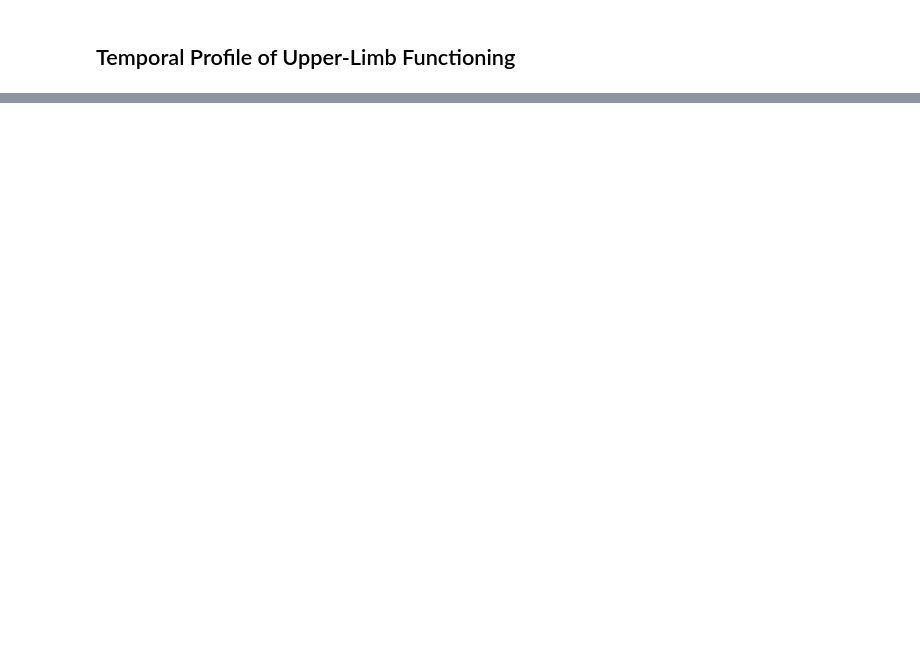
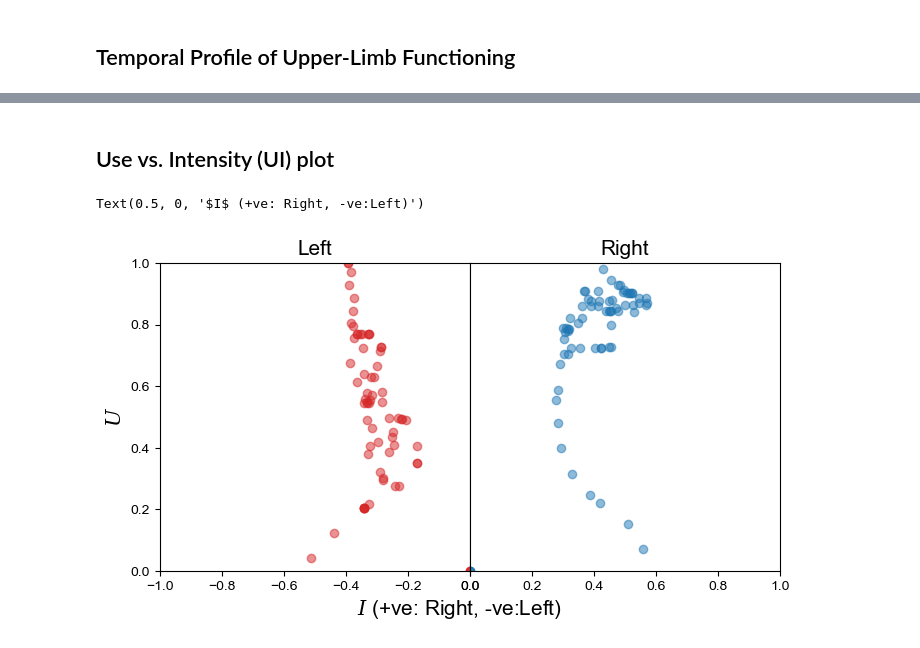
Before and after one commit to Tanya-Subash/monalysa-tutorial, a Jupyter notebook: notebooks/ulfunc_analysis.ipynb, the cells around one changed output, grey strips where cells are left out. Saved outputs shown, nothing was run; the diff lists cells and outputs as text; code cells hidden in the pictures; blank space fills up the shorter version.

```diff
--- a/notebooks/ulfunc_analysis.ipynb
+++ b/notebooks/ulfunc_analysis.ipynb
@@ -21,2 +35,25 @@ from monalysa import ulfunc
+# %%
+start_time = '16:20'
+end_time = '16:30'
+
+right = pd.read_csv("D:/monalysa_tutorial/data/right.csv", parse_dates=["time"], index_col="time")
+right = right[right.subject==1]
+right = right.between_time(start_time, end_time)
+r_t = np.arange(len(right))
+
+_, r_amag, r_use = ulfunc.uluse.from_gmac(accl=np.array(right[['ax', 'ay', 'az']]), fs=50, accl_farm_inx=0, elb_to_farm=True)
+r_tavuse, r_avuse = ulfunc.uluse.average_uluse(usesig=r_use, windur=60, winshift=5, sample_t=50)
+r_tint, r_int = ulfunc.ulint.from_vector_magnitude(vecmag=r_amag, usesig=r_use, nsample=1)
+r_tavint, r_avint = ulfunc.ulint.average_intuse(intsig=r_int, usesig=r_use, windur=60, winshift=5, sample_t=50)
+
+left = pd.read_csv("D:/monalysa_tutorial/data/left.csv", parse_dates=["time"], index_col="time")
+left = left[left.subject==1]
+left = left.between_time(start_time, end_time)
+l_t = np.arange(len(left))
+
+_, l_amag, l_use = ulfunc.uluse.from_gmac(accl=np.array(left[['ax', 'ay', 'az']]), fs=50, accl_farm_inx=0, elb_to_farm=True)
+l_tavuse, l_avuse = ulfunc.uluse.average_uluse(usesig=l_use, windur=60, winshift=5, sample_t=50)
+l_tint, l_int = ulfunc.ulint.from_vector_magnitude(vecmag=l_amag, usesig=l_use, nsample=1)
+l_tavint, l_avint = ulfunc.ulint.average_intuse(intsig=l_int, usesig=l_use, windur=60, winshift=5, sample_t=50)
 # %% [markdown]
 ## Temporal Profile of Upper-Limb Functioning
@@ -33,0 +108,23 @@ array([0.00393393, 0.0077703 , 0.01158314, ..., 0.55200383, 0.55094788,
+# %% [markdown]
+## Use vs. Intensity (UI) plot
+# %%
+fig = plt.figure(figsize=(8, 4))
+plt.subplot(1, 2, 1)
+plt.scatter(-l_avint, l_avuse, c='tab:red', alpha=0.5)
+plt.xlim([-1, 0])
+plt.ylim([0, 1])
+plt.title('Left', fontsize=15)
+plt.ylabel('$U$', fontsize=15)
+
+plt.subplot(1, 2, 2)
+plt.scatter(r_avint, r_avuse, alpha=0.5)
+plt.yticks([])
+plt.xlim([0, 1])
+plt.ylim([0, 1])
+plt.title('Right', fontsize=15)
+
+plt.subplots_adjust(wspace=0)
+fig.text(0.5, 0, '$I$ (+ve: Right, -ve:Left)', ha='center', fontsize=15)
+# %% [output]
+Text(0.5, 0, '$I$ (+ve: Right, -ve:Left)')
+[figure, added]
```
Also changed, not shown: parts of 14 cells of this notebook.
